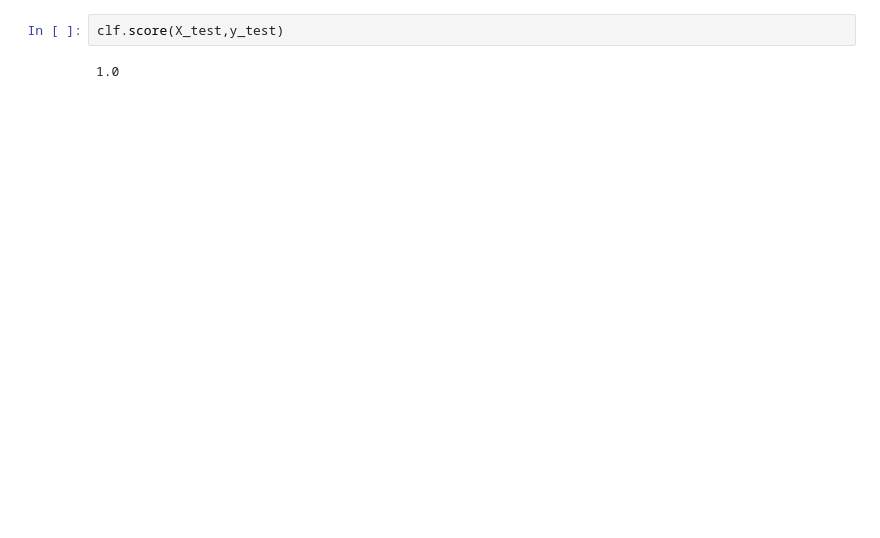
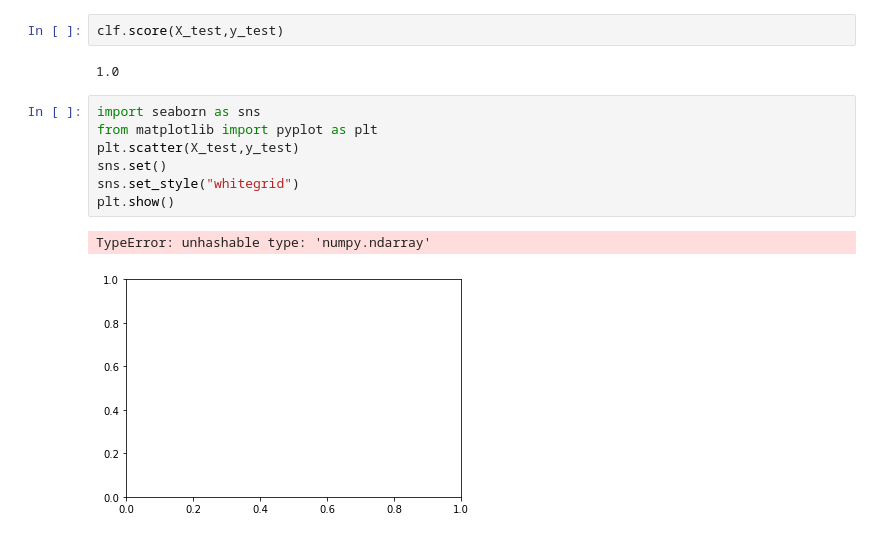
Before and after one commit to Tyagi123/Kaggle_Test, a Jupyter notebook: ubiquant-market-prediction.ipynb, the cells around one changed output. Cells and saved outputs as stored; diff of their text form; blank space fills up the shorter version.

```diff
--- a/ubiquant-market-prediction.ipynb
+++ b/ubiquant-market-prediction.ipynb
@@ -149,3 +125,13 @@ array([ 0.00455318, -0.15447685, -0.24100615, ...,  0.855666  ,
 clf.score(X_test,y_test)
 # %% [output]
 1.0
+# %%
+import seaborn as sns
+from matplotlib import pyplot as plt
+plt.scatter(X_test,y_test)
+sns.set()
+sns.set_style("whitegrid")
+plt.show()
+# %% [output]
+TypeError: unhashable type: 'numpy.ndarray'
+[figure, added]
```
Also changed, not shown: parts of 5 cells of this notebook, 1 other file.
